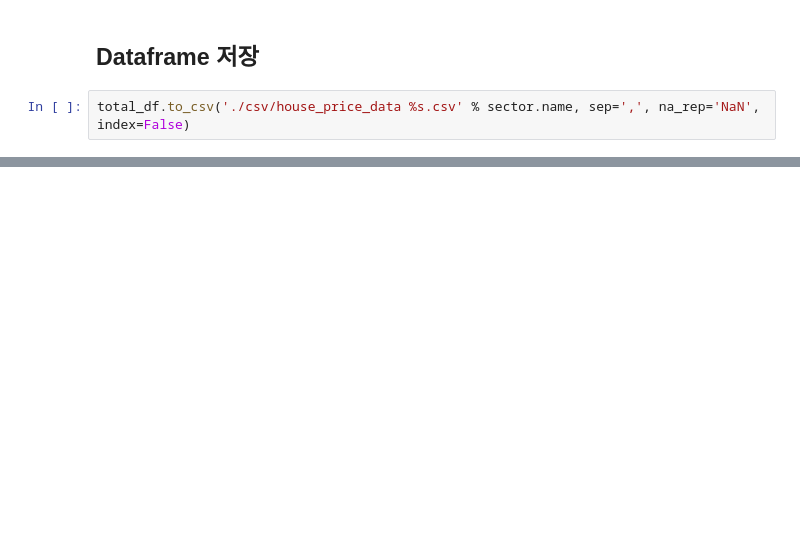
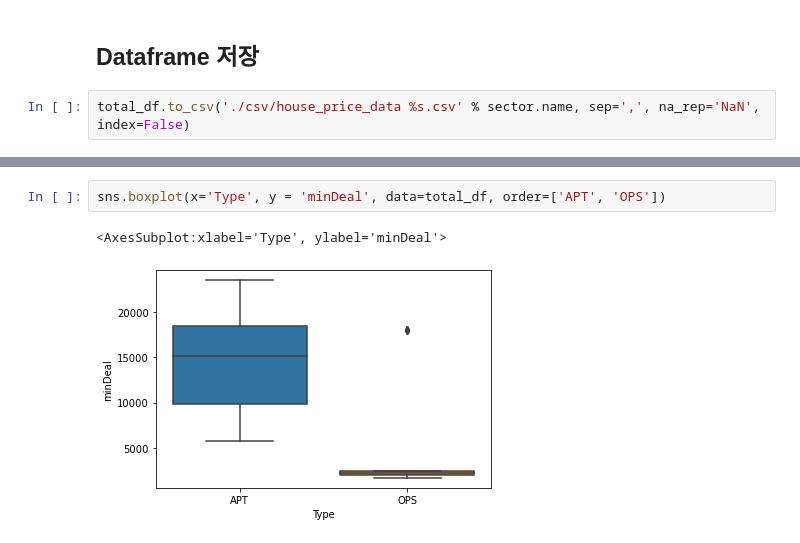
Before and after one commit to ByungJin-Lee/NaverRealEstateHavester, a Jupyter notebook: Crawling.ipynb, the cells around one changed output, grey strips where cells are left out. Drawn from its saved outputs; the diff is of its cells as text; blank space fills up the shorter version.

```diff
--- a/Crawling.ipynb
+++ b/Crawling.ipynb
@@ -165,0 +202,5 @@ total_df.to_csv('./csv/house_price_data %s.csv' % sector.name, sep=',', na_rep='
+# %%
+sns.boxplot(x='Type', y = 'minDeal', data=total_df, order=['APT', 'OPS'])
+# %% [output]
+<AxesSubplot:xlabel='Type', ylabel='minDeal'>
+[figure, added]
```
Also changed, not shown: parts of 9 cells of this notebook, 3 other files.
